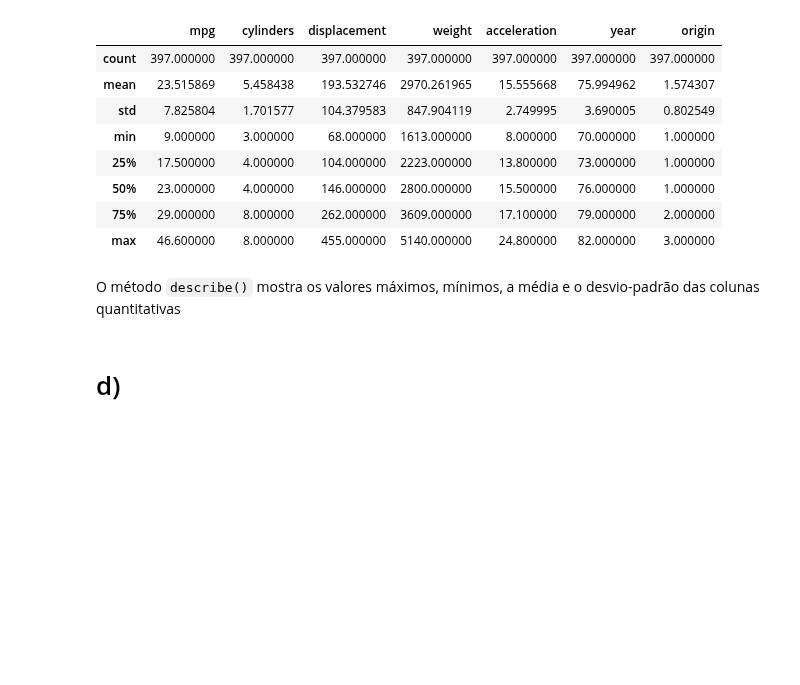
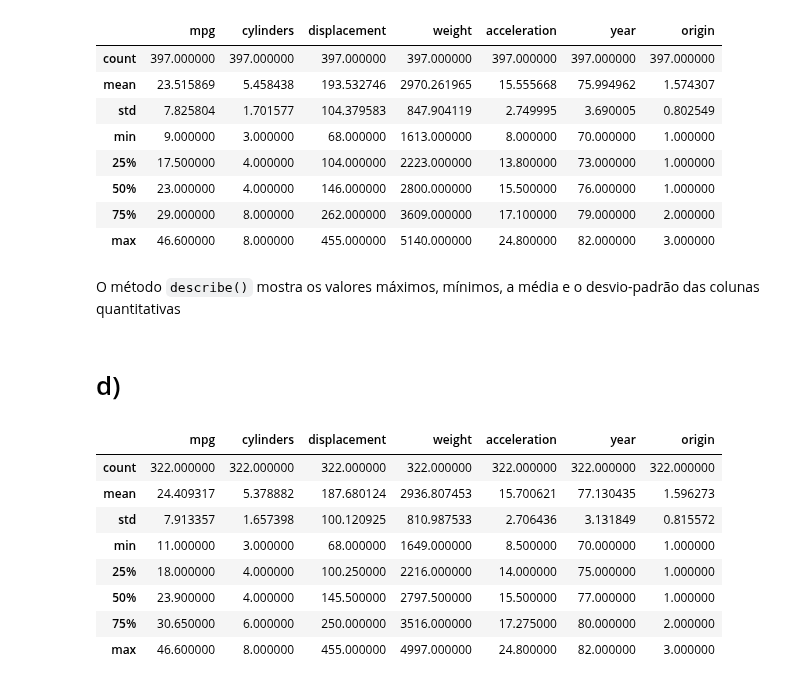
Before and after one commit to josinovmota/Defeating-An-introduction-to-statistical-learning, a Jupyter notebook: Exercises/2.4 Exercises(Statistical Learning)/main.ipynb, the cells around one changed output. Cells and saved outputs as stored; diff of their text form; code cells hidden in the pictures; blank space fills up the shorter version.

````diff
--- a/Exercises/2.4 Exercises(Statistical Learning)/main.ipynb
+++ b/Exercises/2.4 Exercises(Statistical Learning)/main.ipynb
@@ -152,3 +152,17 @@ df.describe()
 O método ```describe()``` mostra os valores máximos, mínimos, a média e o desvio-padrão das colunas quantitativas
 # %% [markdown]
 # d)
+# %%
+new_df = df.drop(df.index[10:85], axis=0)
+
+new_df.describe()
+# %% [output]
+|  | mpg | cylinders | displacement | weight | acceleration | year | origin |
+| count | 322.000000 | 322.000000 | 322.000000 | 322.000000 | 322.000000 | 322.000000 | 322.000000 |
+| mean | 24.409317 | 5.378882 | 187.680124 | 2936.807453 | 15.700621 | 77.130435 | 1.596273 |
+| std | 7.913357 | 1.657398 | 100.120925 | 810.987533 | 2.706436 | 3.131849 | 0.815572 |
+| min | 11.000000 | 3.000000 | 68.000000 | 1649.000000 | 8.500000 | 70.000000 | 1.000000 |
+| 25% | 18.000000 | 4.000000 | 100.250000 | 2216.000000 | 14.000000 | 75.000000 | 1.000000 |
+| 50% | 23.900000 | 4.000000 | 145.500000 | 2797.500000 | 15.500000 | 77.000000 | 1.000000 |
+| 75% | 30.650000 | 6.000000 | 250.000000 | 3516.000000 | 17.275000 | 80.000000 | 2.000000 |
+| max | 46.600000 | 8.000000 | 455.000000 | 4997.000000 | 24.800000 | 82.000000 | 3.000000 |
````
Also changed, not shown: parts of 8 cells of this notebook.
